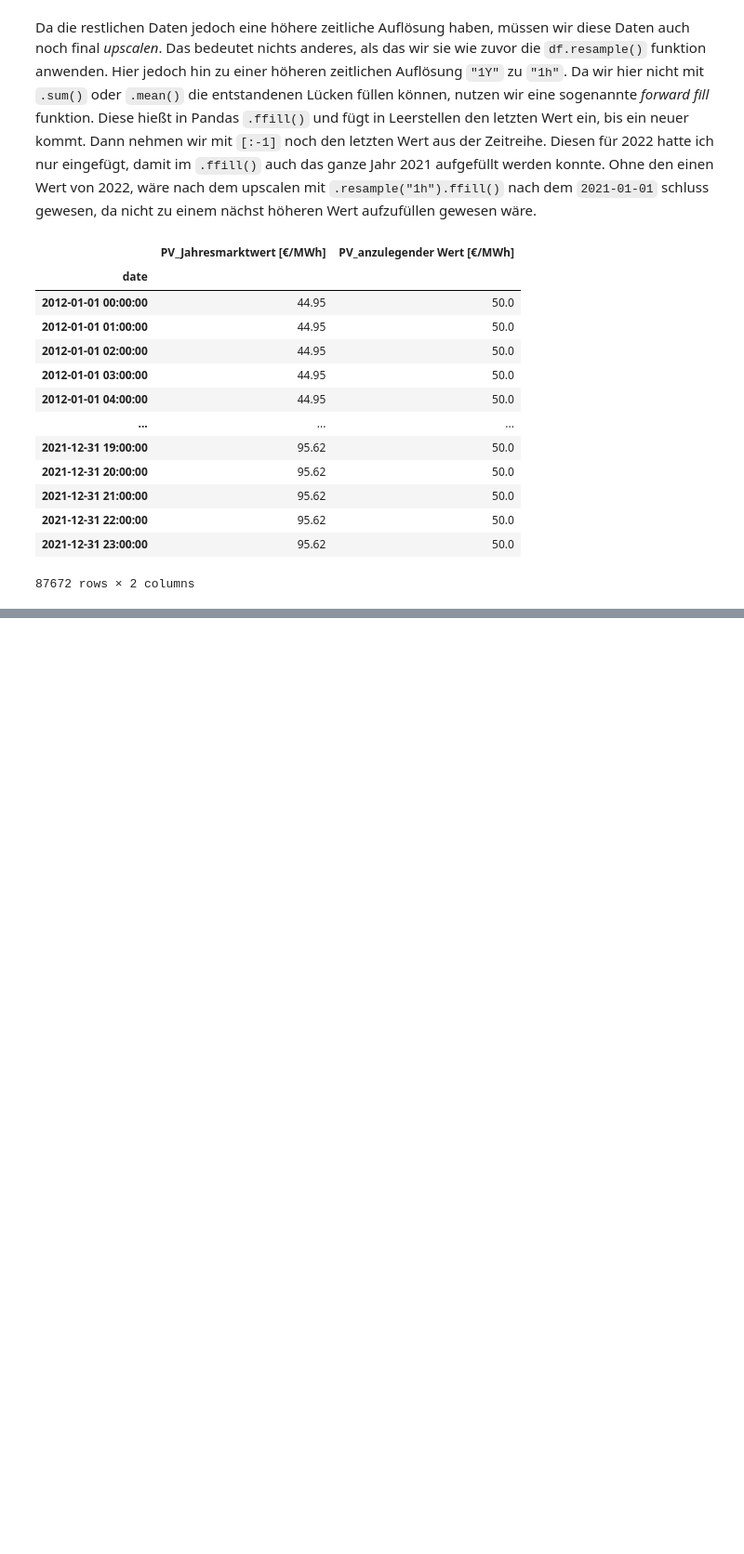
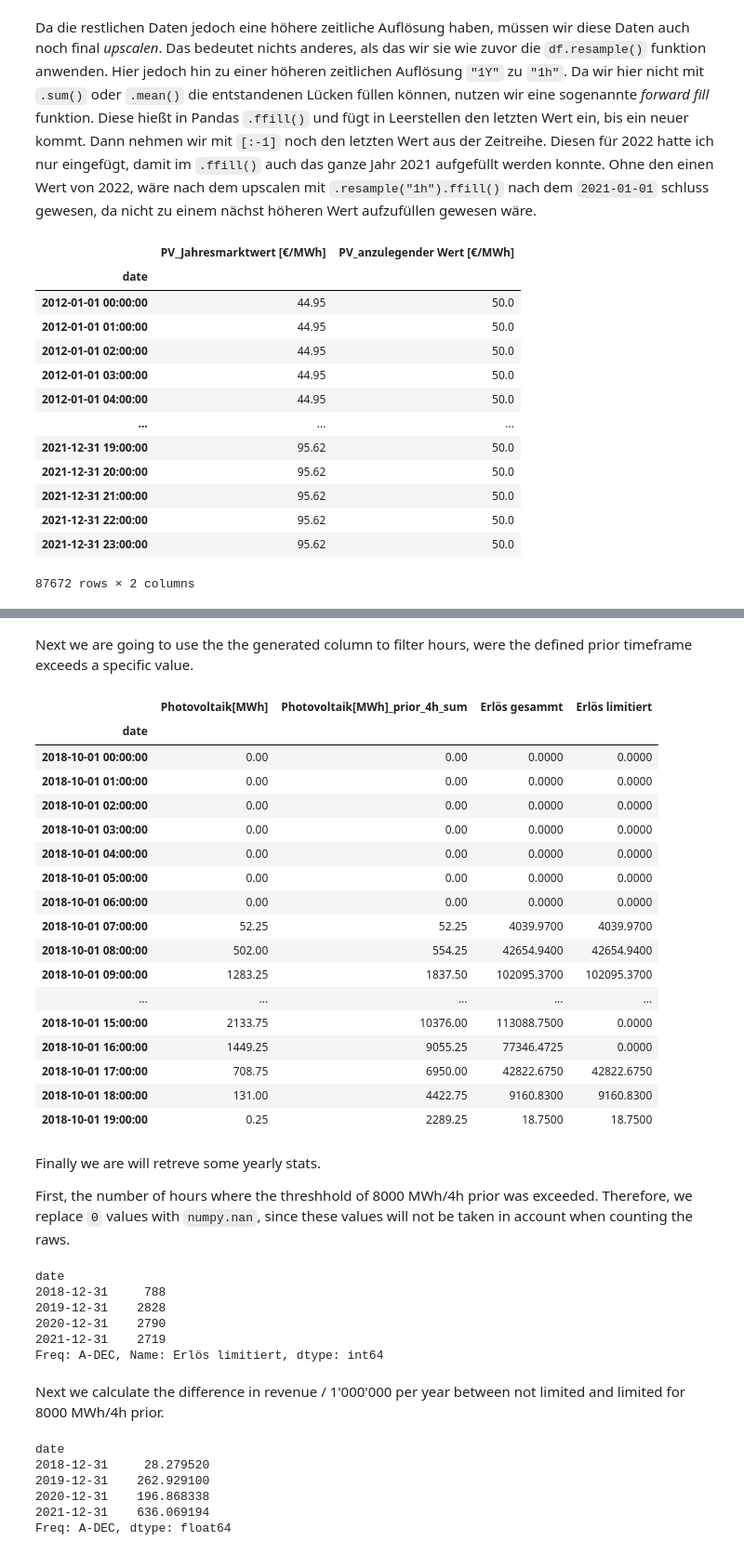
Before and after one commit to clwehner/Windatlas, a Jupyter notebook: notebooks/cfd/cfd_analyse.ipynb, the cells around one changed output, grey strips where cells are left out. Shown: that part at 93% size. Cells and saved outputs as stored; diff of their text form; code cells hidden in the pictures; blank space fills up the shorter version.

```diff
--- a/notebooks/cfd/cfd_analyse.ipynb
+++ b/notebooks/cfd/cfd_analyse.ipynb
@@ -252,0 +272,8 @@ dfz.head(n=10)
+# %%
+# In order to let you experiment, I put both the old and new column side by side
+timeframe = "4h"
+
+test = dfz["Photovoltaik[MWh]"].rolling(window=timeframe, center=False, closed="right").sum()
+test.name = f"Photovoltaik[MWh]_prior_{timeframe}_sum"
+
+pandas.concat([test,dfz["Photovoltaik[MWh]"]], axis=1).tail(n=20)
@@ -252,0 +299,50 @@ dfz.head(n=10)
+# %% [markdown]
+Next we are going to use the the generated column to filter hours, were the defined prior timeframe exceeds a specific value.
+# %%
+df_filterd = pandas.concat([test,dfz], axis=1)
+df_filterd["Erlös limitiert"] = numpy.where(df_filterd["Photovoltaik[MWh]_prior_4h_sum"] > 8000, 0, df_filterd["Erlös gesammt"])
+
+df_filterd[["Photovoltaik[MWh]","Photovoltaik[MWh]_prior_4h_sum","Erlös gesammt","Erlös limitiert"]].head(n=20)
+# %% [output]
+|  | Photovoltaik[MWh] | Photovoltaik[MWh]_prior_4h_sum | Erlös gesammt | Erlös limitiert |
+| date |  |  |  |  |
+| 2018-10-01 00:00:00 | 0.00 | 0.00 | 0.0000 | 0.0000 |
+| 2018-10-01 01:00:00 | 0.00 | 0.00 | 0.0000 | 0.0000 |
+| 2018-10-01 02:00:00 | 0.00 | 0.00 | 0.0000 | 0.0000 |
+| 2018-10-01 03:00:00 | 0.00 | 0.00 | 0.0000 | 0.0000 |
+| 2018-10-01 04:00:00 | 0.00 | 0.00 | 0.0000 | 0.0000 |
+| 2018-10-01 05:00:00 | 0.00 | 0.00 | 0.0000 | 0.0000 |
+| 2018-10-01 06:00:00 | 0.00 | 0.00 | 0.0000 | 0.0000 |
+| 2018-10-01 07:00:00 | 52.25 | 52.25 | 4039.9700 | 4039.9700 |
+| 2018-10-01 08:00:00 | 502.00 | 554.25 | 42654.9400 | 42654.9400 |
+| 2018-10-01 09:00:00 | 1283.25 | 1837.50 | 102095.3700 | 102095.3700 |
+| ... | ... | ... | ... | ... |
+| 2018-10-01 15:00:00 | 2133.75 | 10376.00 | 113088.7500 | 0.0000 |
+| 2018-10-01 16:00:00 | 1449.25 | 9055.25 | 77346.4725 | 0.0000 |
+| 2018-10-01 17:00:00 | 708.75 | 6950.00 | 42822.6750 | 42822.6750 |
+| 2018-10-01 18:00:00 | 131.00 | 4422.75 | 9160.8300 | 9160.8300 |
+| 2018-10-01 19:00:00 | 0.25 | 2289.25 | 18.7500 | 18.7500 |
+# %% [markdown]
+Finally we are will retreve some yearly stats.
+
+First, the number of hours where the threshhold of 8000 MWh/4h prior was exceeded. Therefore, we replace `0` values with `numpy.nan`, since these values will not be taken in account when counting the raws.
+# %%
+df_filterd["Erlös limitiert"].replace({0:numpy.nan}).resample("1Y").count()
+# %% [output]
+date
+2018-12-31     788
+2019-12-31    2828
+2020-12-31    2790
+2021-12-31    2719
+Freq: A-DEC, Name: Erlös limitiert, dtype: int64
+# %% [markdown]
+Next we calculate the difference in revenue / 1'000'000 per year between not limited and limited for 8000 MWh/4h prior.
+# %%
+(df_filterd["Erlös gesammt"].resample("1Y").sum() - df_filterd["Erlös limitiert"].resample("1Y").sum()) / 1000000
+# %% [output]
+date
+2018-12-31     28.279520
+2019-12-31    262.929100
+2020-12-31    196.868338
+2021-12-31    636.069194
+Freq: A-DEC, dtype: float64
```
Also changed, not shown: parts of 3 cells of this notebook.
